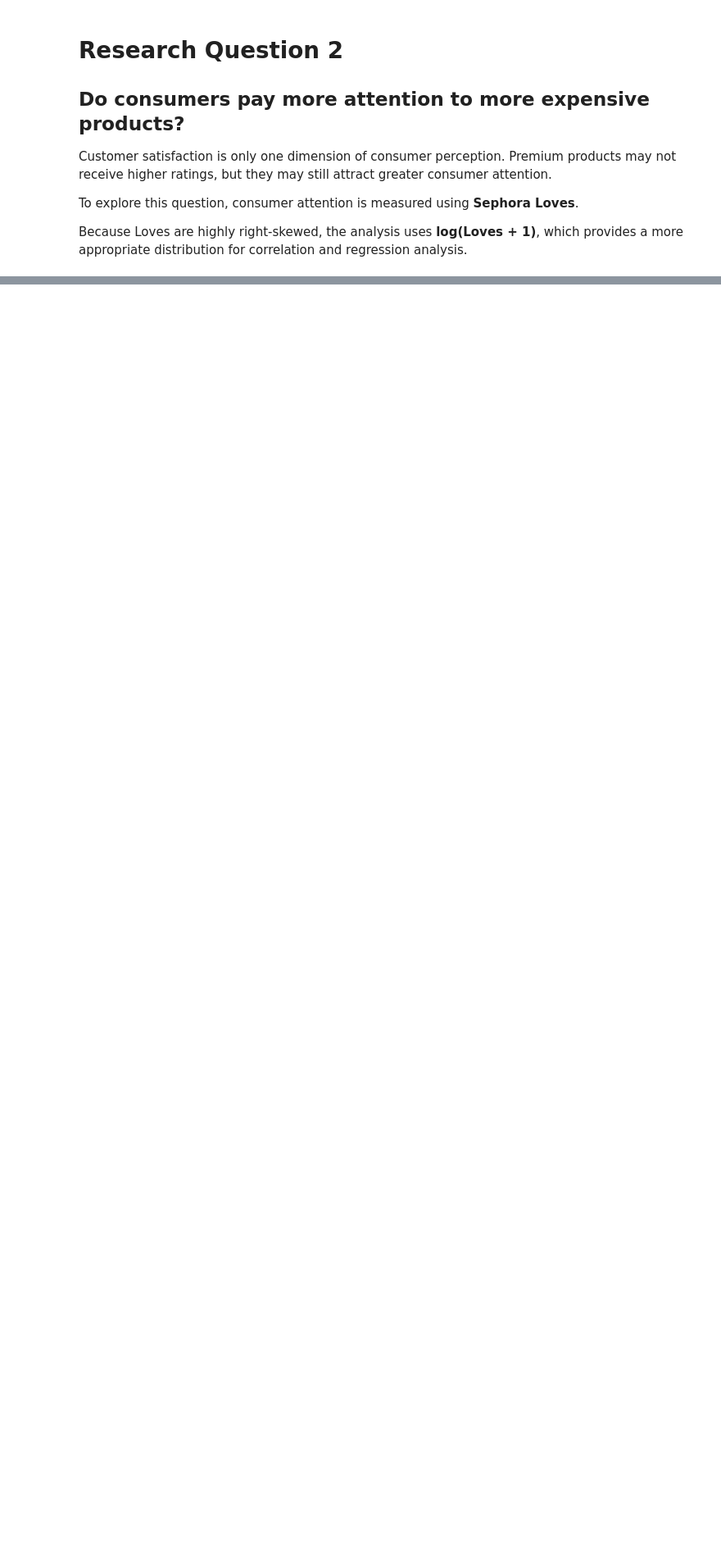
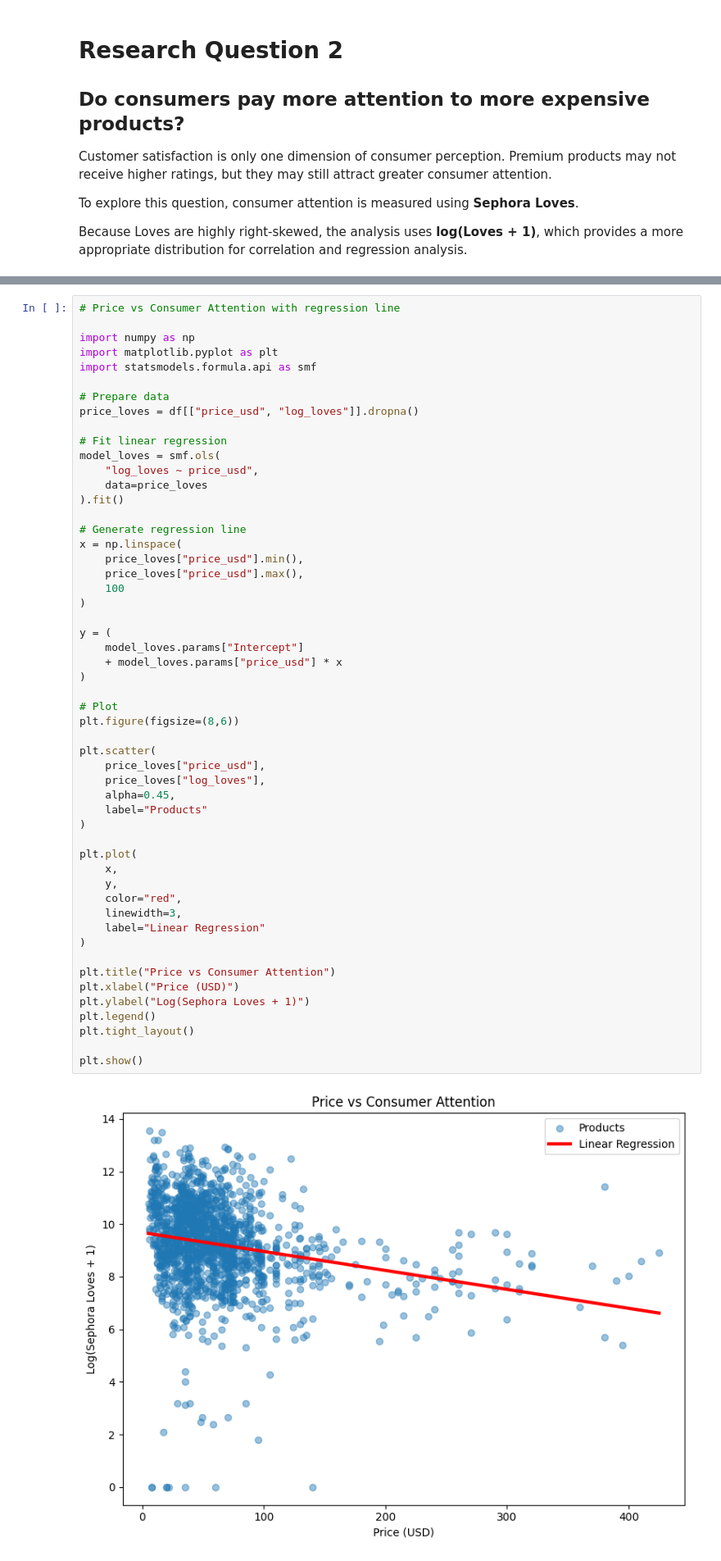
Before and after one commit to ellal8353/Plan-A, a Jupyter notebook: Sephora_Analysis_.ipynb, the cells around one changed output, grey strips where cells are left out. Shown at 82% size. Cells and saved outputs as stored; diff of their text form; blank space fills up the shorter version.

```diff
--- a/Sephora_Analysis_.ipynb
+++ b/Sephora_Analysis_.ipynb
@@ -351,3 +365,58 @@ plt.show()
+# %%
+# Price vs Consumer Attention with regression line
+
+import numpy as np
+import matplotlib.pyplot as plt
+import statsmodels.formula.api as smf
+
+# Prepare data
+price_loves = df[["price_usd", "log_loves"]].dropna()
+
+# Fit linear regression
+model_loves = smf.ols(
+    "log_loves ~ price_usd",
+    data=price_loves
+).fit()
+
+# Generate regression line
+x = np.linspace(
+    price_loves["price_usd"].min(),
+    price_loves["price_usd"].max(),
+    100
+)
+
+y = (
+    model_loves.params["Intercept"]
+    + model_loves.params["price_usd"] * x
+)
+
+# Plot
+plt.figure(figsize=(8,6))
+
+plt.scatter(
+    price_loves["price_usd"],
+    price_loves["log_loves"],
+    alpha=0.45,
+    label="Products"
+)
+
+plt.plot(
+    x,
+    y,
+    color="red",
+    linewidth=3,
+    label="Linear Regression"
+)
+
+plt.title("Price vs Consumer Attention")
+plt.xlabel("Price (USD)")
+plt.ylabel("Log(Sephora Loves + 1)")
+plt.legend()
+plt.tight_layout()
+
+plt.show()
+# %% [output]
+[figure, added]
 # %%
 price_loves = df[["price_usd", "log_loves"]].dropna()
 
```
Also changed, not shown: parts of 13 cells of this notebook.
